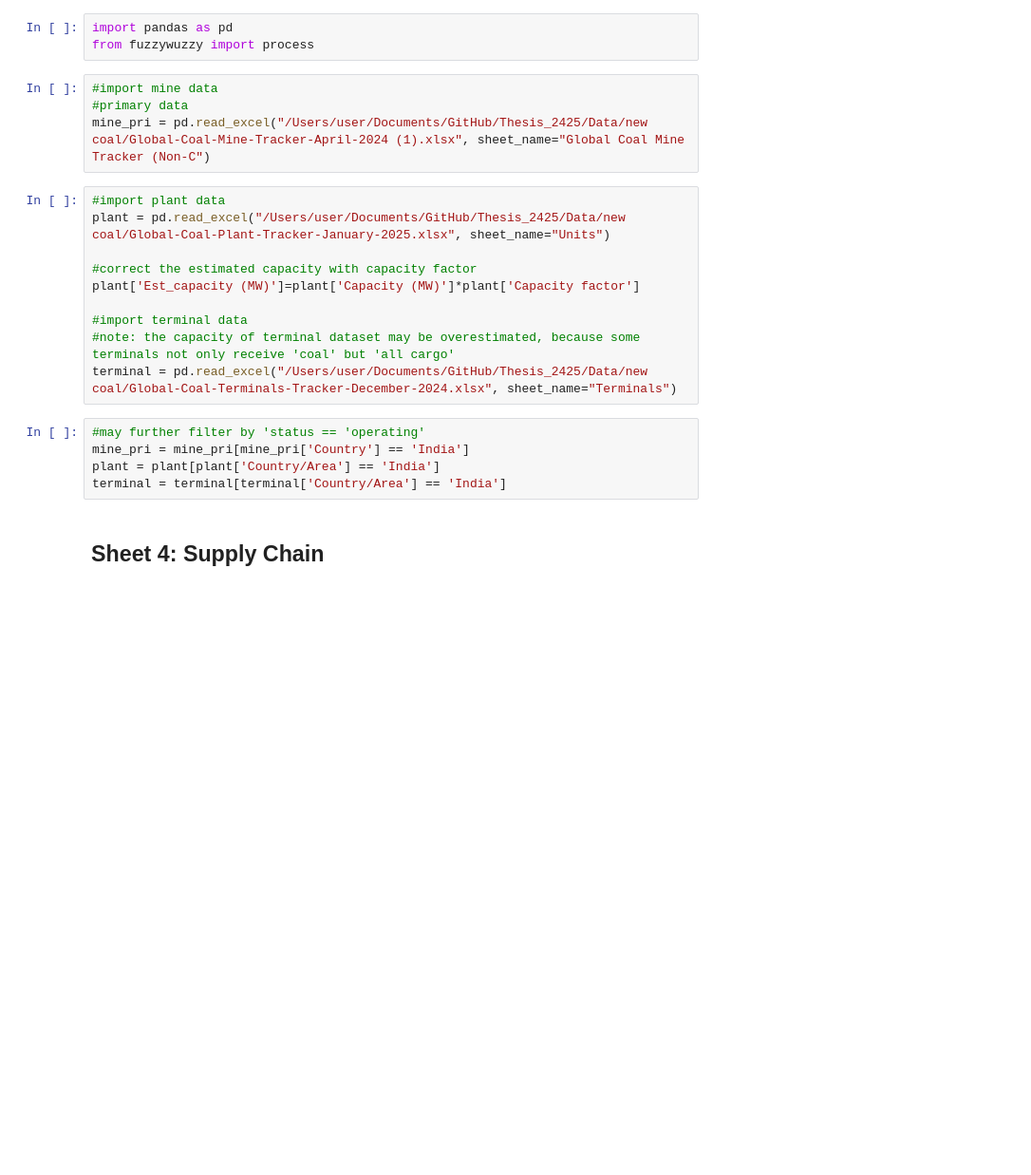
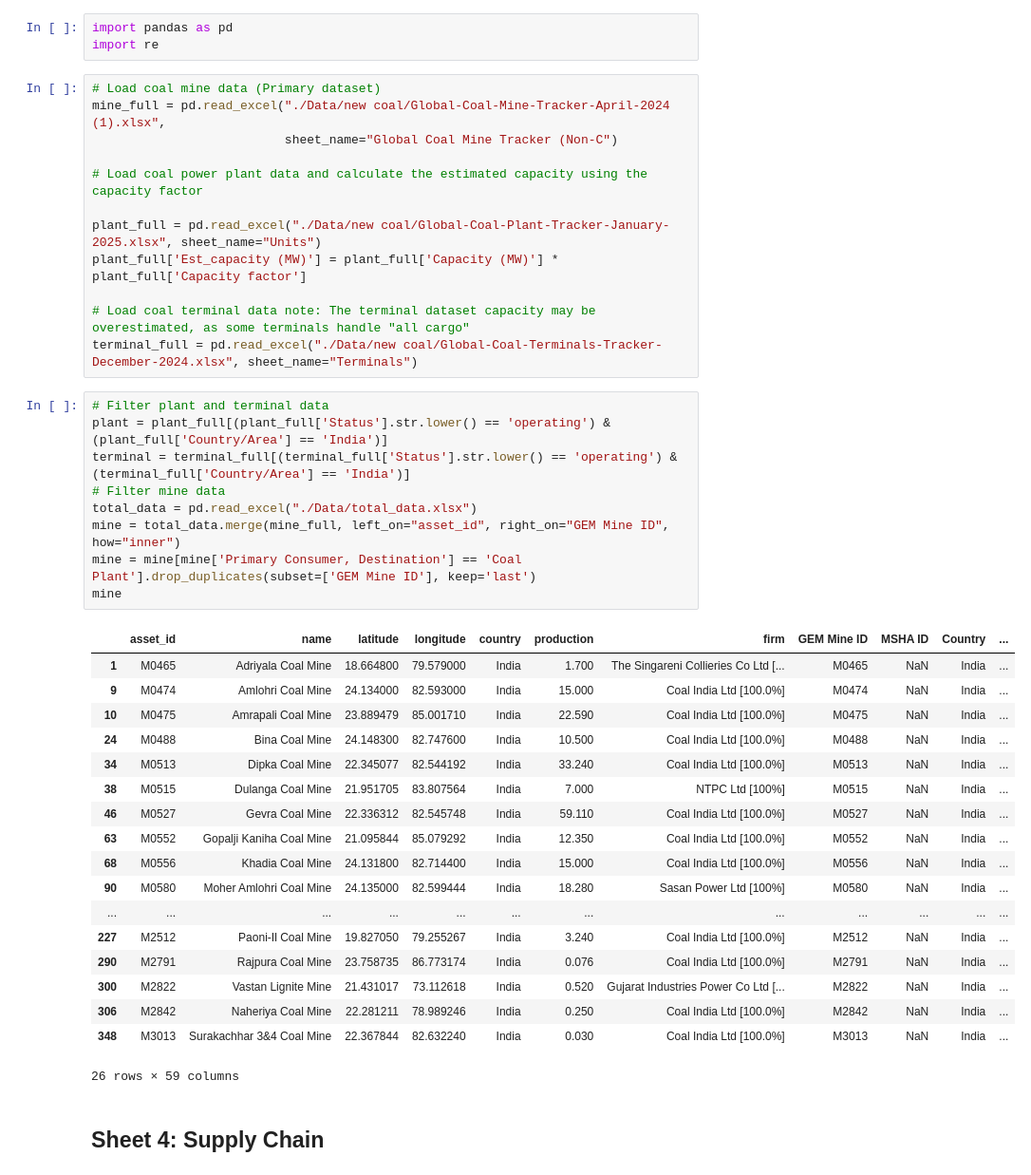
Before and after one commit to yingtian1/Thesis_2425, a Jupyter notebook: Preprocessing_sheet4.ipynb, the cells around one changed output. Shown: that part at 95% size. Cells and saved outputs as stored; diff of their text form; blank space fills up the shorter version.

```diff
--- a/Preprocessing_sheet4.ipynb
+++ b/Preprocessing_sheet4.ipynb
@@ -1,24 +1,45 @@
 # %%
 import pandas as pd
-from fuzzywuzzy import process
+import re
-# %%
-#import mine data
-#primary data
-mine_pri = pd.read_excel("/Users/user/Documents/GitHub/Thesis_2425/Data/new coal/Global-Coal-Mine-Tracker-April-2024 (1).xlsx", sheet_name="Global Coal Mine Tracker (Non-C")
 # %%
-#import plant data
-plant = pd.read_excel("/Users/user/Documents/GitHub/Thesis_2425/Data/new coal/Global-Coal-Plant-Tracker-January-2025.xlsx", sheet_name="Units")
+# Load coal mine data (Primary dataset)
+mine_full = pd.read_excel("./Data/new coal/Global-Coal-Mine-Tracker-April-2024 (1).xlsx",
+                          sheet_name="Global Coal Mine Tracker (Non-C")
 
-#correct the estimated capacity with capacity factor
-plant['Est_capacity (MW)']=plant['Capacity (MW)']*plant['Capacity factor']
+# Load coal power plant data and calculate the estimated capacity using the capacity factor
 
-#import terminal data
-#note: the capacity of terminal dataset may be overestimated, because some terminals not only receive 'coal' but 'all cargo'
-terminal = pd.read_excel("/Users/user/Documents/GitHub/Thesis_2425/Data/new coal/Global-Coal-Terminals-Tracker-December-2024.xlsx", sheet_name="Terminals")
+plant_full = pd.read_excel("./Data/new coal/Global-Coal-Plant-Tracker-January-2025.xlsx", sheet_name="Units")
+plant_full['Est_capacity (MW)'] = plant_full['Capacity (MW)'] * plant_full['Capacity factor']
+
+# Load coal terminal data note: The terminal dataset capacity may be overestimated, as some terminals handle "all cargo"
+terminal_full = pd.read_excel("./Data/new coal/Global-Coal-Terminals-Tracker-December-2024.xlsx", sheet_name="Terminals")
-# %%
-#may further filter by 'status == 'operating'
-mine_pri = mine_pri[mine_pri['Country'] == 'India']
-plant = plant[plant['Country/Area'] == 'India']
-terminal = terminal[terminal['Country/Area'] == 'India']
+# %%
+# Filter plant and terminal data
+plant = plant_full[(plant_full['Status'].str.lower() == 'operating') & (plant_full['Country/Area'] == 'India')]
+terminal = terminal_full[(terminal_full['Status'].str.lower() == 'operating') & (terminal_full['Country/Area'] == 'India')]
+# Filter mine data
+total_data = pd.read_excel("./Data/total_data.xlsx")
+mine = total_data.merge(mine_full, left_on="asset_id", right_on="GEM Mine ID", how="inner")
+mine = mine[mine['Primary Consumer, Destination'] == 'Coal Plant'].drop_duplicates(subset=['GEM Mine ID'], keep='last')
+mine
+# %% [output]
+|  | asset_id | name | latitude | longitude | country | production | firm | GEM Mine ID | MSHA ID | Country | ... |
+| 1 | M0465 | Adriyala Coal Mine | 18.664800 | 79.579000 | India | 1.700 | The Singareni Collieries Co Ltd [... | M0465 | NaN | India | ... |
+| 9 | M0474 | Amlohri Coal Mine | 24.134000 | 82.593000 | India | 15.000 | Coal India Ltd [100.0%] | M0474 | NaN | India | ... |
+| 10 | M0475 | Amrapali Coal Mine | 23.889479 | 85.001710 | India | 22.590 | Coal India Ltd [100.0%] | M0475 | NaN | India | ... |
+| 24 | M0488 | Bina Coal Mine | 24.148300 | 82.747600 | India | 10.500 | Coal India Ltd [100.0%] | M0488 | NaN | India | ... |
+| 34 | M0513 | Dipka Coal Mine | 22.345077 | 82.544192 | India | 33.240 | Coal India Ltd [100.0%] | M0513 | NaN | India | ... |
+| 38 | M0515 | Dulanga Coal Mine | 21.951705 | 83.807564 | India | 7.000 | NTPC Ltd [100%] | M0515 | NaN | India | ... |
+| 46 | M0527 | Gevra Coal Mine | 22.336312 | 82.545748 | India | 59.110 | Coal India Ltd [100.0%] | M0527 | NaN | India | ... |
+| 63 | M0552 | Gopalji Kaniha Coal Mine | 21.095844 | 85.079292 | India | 12.350 | Coal India Ltd [100.0%] | M0552 | NaN | India | ... |
+| 68 | M0556 | Khadia Coal Mine | 24.131800 | 82.714400 | India | 15.000 | Coal India Ltd [100.0%] | M0556 | NaN | India | ... |
+| 90 | M0580 | Moher Amlohri Coal Mine | 24.135000 | 82.599444 | India | 18.280 | Sasan Power Ltd [100%] | M0580 | NaN | India | ... |
+| ... | ... | ... | ... | ... | ... | ... | ... | ... | ... | ... | ... |
+| 227 | M2512 | Paoni-Il Coal Mine | 19.827050 | 79.255267 | India | 3.240 | Coal India Ltd [100.0%] | M2512 | NaN | India | ... |
+| 290 | M2791 | Rajpura Coal Mine | 23.758735 | 86.773174 | India | 0.076 | Coal India Ltd [100.0%] | M2791 | NaN | India | ... |
+| 300 | M2822 | Vastan Lignite Mine | 21.431017 | 73.112618 | India | 0.520 | Gujarat Industries Power Co Ltd [... | M2822 | NaN | India | ... |
+| 306 | M2842 | Naheriya Coal Mine | 22.281211 | 78.989246 | India | 0.250 | Coal India Ltd [100.0%] | M2842 | NaN | India | ... |
+| 348 | M3013 | Surakachhar 3&4 Coal Mine | 22.367844 | 82.632240 | India | 0.030 | Coal India Ltd [100.0%] | M3013 | NaN | India | ... |
+26 rows × 59 columns
 # %% [markdown]
 ## Sheet 4: Supply Chain
```
Also changed, not shown: parts of 14 cells of this notebook, 2 other files.
